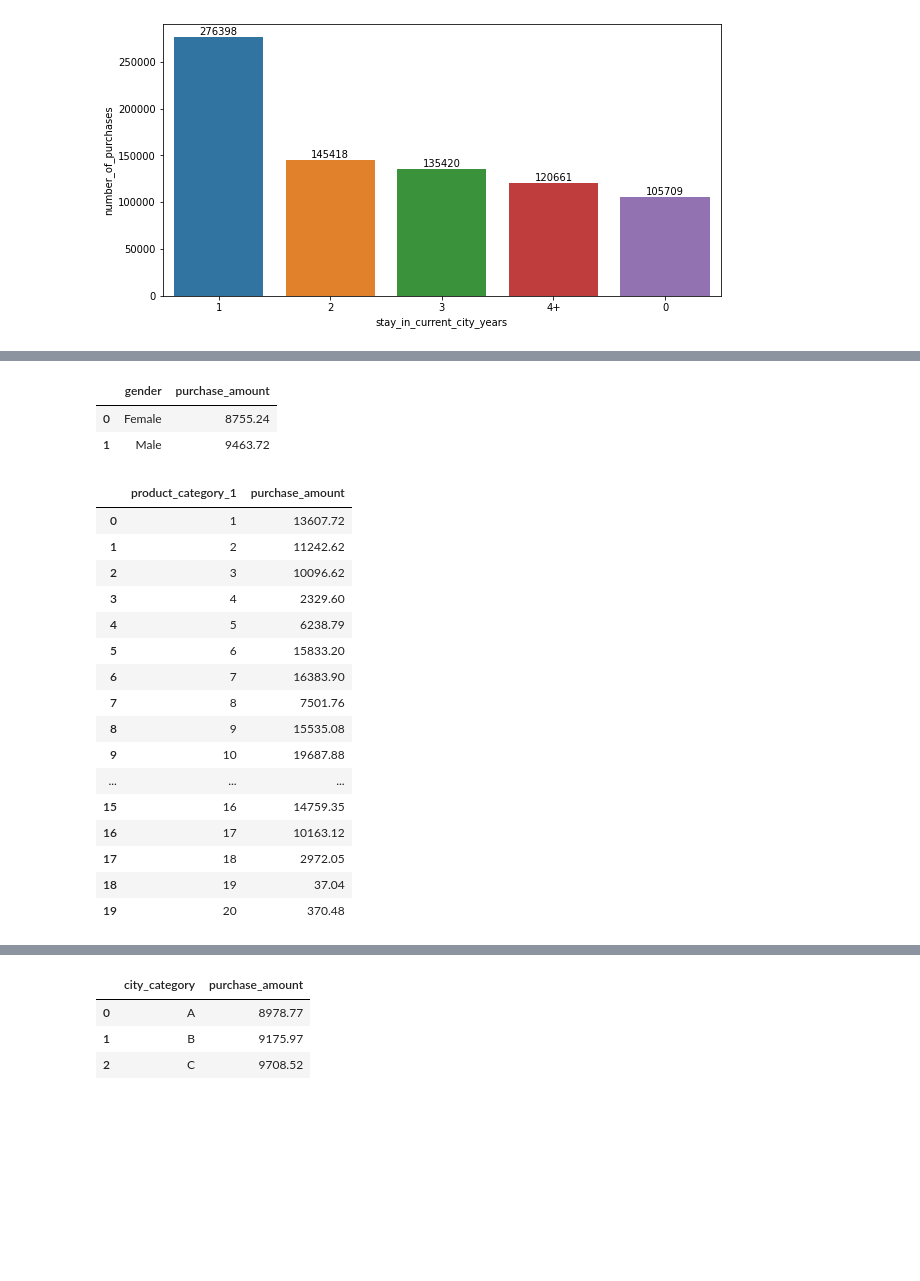
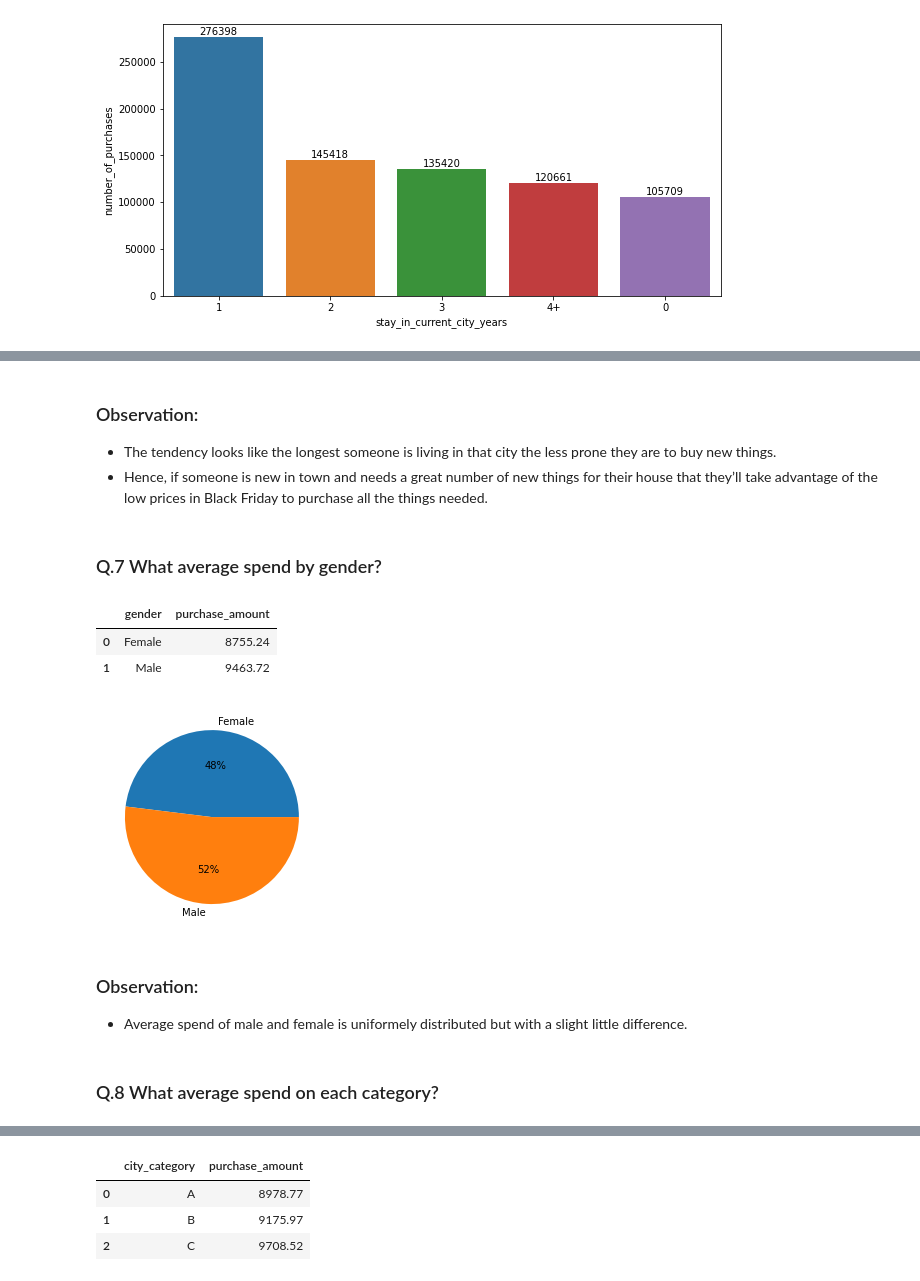
Before and after one commit to kirandhasade/Black_Friday_Analysis, a Jupyter notebook: Black friday.ipynb, the cells around one changed output, grey strips where cells are left out. Drawn from its saved outputs; the diff is of its cells as text; code cells hidden in the pictures; blank space fills up the shorter version.

```diff
--- a/Black friday.ipynb
+++ b/Black friday.ipynb
@@ -455,7 +449,12 @@ ax = ax.bar_label(ax.containers[0])
+# %% [markdown]
+### Observation:
+- The tendency looks like the longest someone is living in that city the less prone they are to buy new things.
+- Hence, if someone is new in town and needs a great number of new things for their house that they’ll take advantage of the low prices in Black Friday to purchase all the things needed.
+# %% [markdown]
+### Q.7 What average spend by gender?
 # %%
-
-
-analysis_df.groupby('gender')['purchase_amount'].mean().reset_index().round(2)
+average_spend_by_gender=analysis_df.groupby('gender')['purchase_amount'].mean().reset_index().round(2)
+average_spend_by_gender
 # %% [output]
 |  | gender | purchase_amount |
 | 0 | Female | 8755.24 |
@@ -465,20 +462,9 @@ analysis_df.groupby('gender')['purchase_amount'].mean().reset_index().round(2)
-# %%
-analysis_df.groupby('product_category_1')['purchase_amount'].mean().reset_index().round(2)
-# %% [output]
-|  | product_category_1 | purchase_amount |
-| 0 | 1 | 13607.72 |
-| 1 | 2 | 11242.62 |
-| 2 | 3 | 10096.62 |
-| 3 | 4 | 2329.60 |
-| 4 | 5 | 6238.79 |
-| 5 | 6 | 15833.20 |
-| 6 | 7 | 16383.90 |
-| 7 | 8 | 7501.76 |
-| 8 | 9 | 15535.08 |
-| 9 | 10 | 19687.88 |
-| ... | ... | ... |
-| 15 | 16 | 14759.35 |
-| 16 | 17 | 10163.12 |
-| 17 | 18 | 2972.05 |
-| 18 | 19 | 37.04 |
-| 19 | 20 | 370.48 |
+# %%
+graph = plt.pie(average_spend_by_gender.purchase_amount, labels = average_spend_by_gender['gender'],  autopct='%.0f%%')
+# %% [output]
+[figure, added]
+# %% [markdown]
+### Observation:
+ - Average spend of male and female is uniformely distributed but with a slight little difference.
+# %% [markdown]
+### Q.8 What average spend on each category?
```
Also changed, not shown: parts of 8 cells of this notebook.
